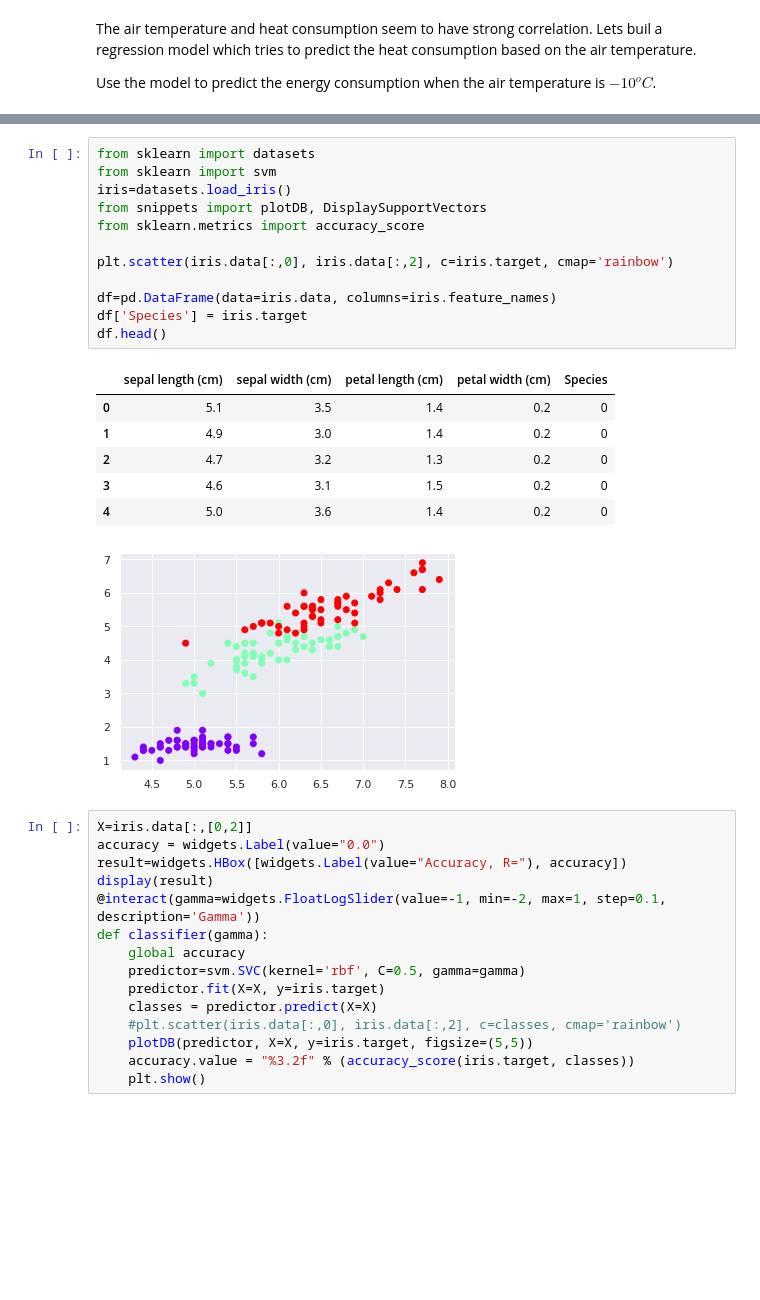
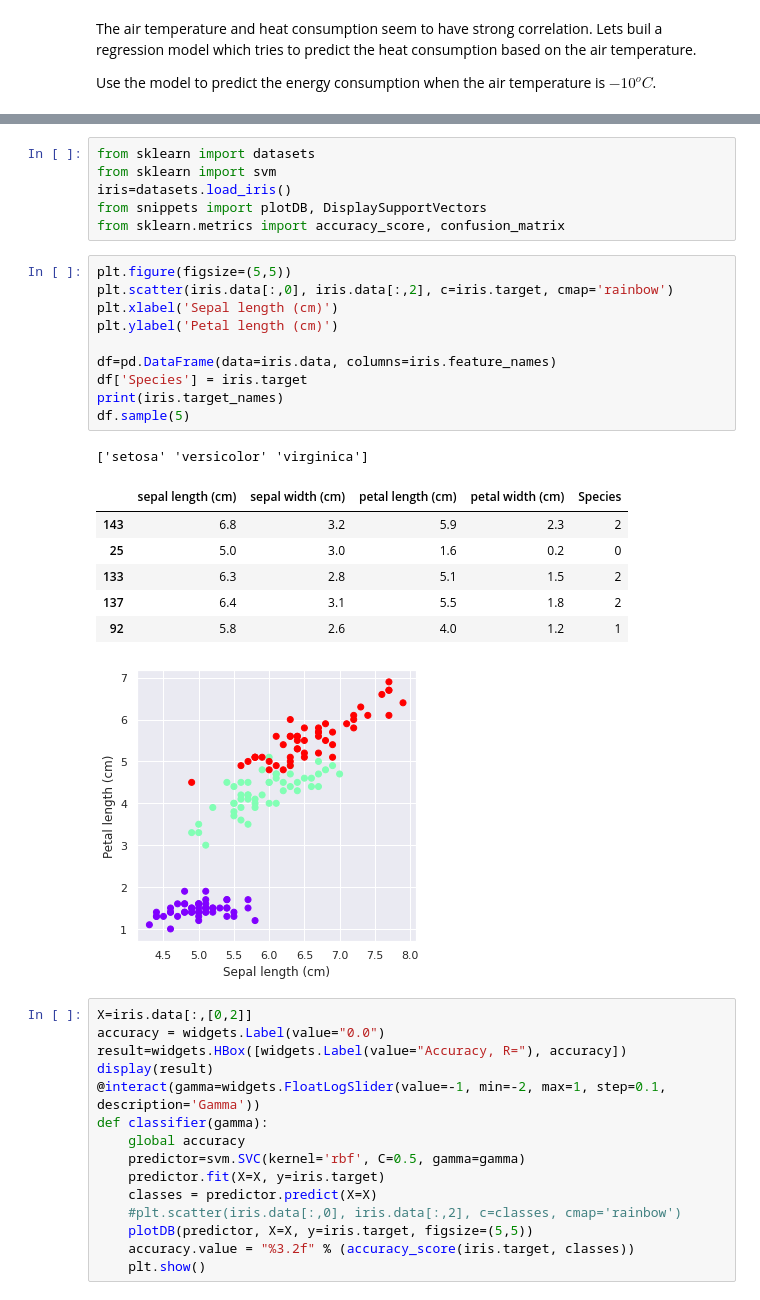
Before and after one commit to pevalisuo/AI, a Jupyter notebook: AI_Book/machinelearning.ipynb, the cells around one changed output, grey strips where cells are left out. Cells and saved outputs as stored; diff of their text form; blank space fills up the shorter version.

```diff
--- a/AI_Book/machinelearning.ipynb
+++ b/AI_Book/machinelearning.ipynb
@@ -306,21 +309,26 @@ from sklearn import datasets
 from sklearn import svm
 iris=datasets.load_iris()
 from snippets import plotDB, DisplaySupportVectors
-from sklearn.metrics import accuracy_score
-
-plt.scatter(iris.data[:,0], iris.data[:,2], c=iris.target, cmap='rainbow')
-
-df=pd.DataFrame(data=iris.data, columns=iris.feature_names)
-df['Species'] = iris.target
-df.head()
+from sklearn.metrics import accuracy_score, confusion_matrix
-# %% [output]
-|  | sepal length (cm) | sepal width (cm) | petal length (cm) | petal width (cm) | Species |
-| 0 | 5.1 | 3.5 | 1.4 | 0.2 | 0 |
-| 1 | 4.9 | 3.0 | 1.4 | 0.2 | 0 |
-| 2 | 4.7 | 3.2 | 1.3 | 0.2 | 0 |
-| 3 | 4.6 | 3.1 | 1.5 | 0.2 | 0 |
-| 4 | 5.0 | 3.6 | 1.4 | 0.2 | 0 |
-[figure, removed]
+# %%
+plt.figure(figsize=(5,5))
+plt.scatter(iris.data[:,0], iris.data[:,2], c=iris.target, cmap='rainbow')
+plt.xlabel('Sepal length (cm)')
+plt.ylabel('Petal length (cm)')
+
+df=pd.DataFrame(data=iris.data, columns=iris.feature_names)
+df['Species'] = iris.target
+print(iris.target_names)
+df.sample(5)
+# %% [output]
+['setosa' 'versicolor' 'virginica']
+|  | sepal length (cm) | sepal width (cm) | petal length (cm) | petal width (cm) | Species |
+| 143 | 6.8 | 3.2 | 5.9 | 2.3 | 2 |
+| 25 | 5.0 | 3.0 | 1.6 | 0.2 | 0 |
+| 133 | 6.3 | 2.8 | 5.1 | 1.5 | 2 |
+| 137 | 6.4 | 3.1 | 5.5 | 1.8 | 2 |
+| 92 | 5.8 | 2.6 | 4.0 | 1.2 | 1 |
+[figure, added]
 # %%
 X=iris.data[:,[0,2]]
 accuracy = widgets.Label(value="0.0")
```
Also changed, not shown: parts of 23 cells of this notebook, 12 other files.
